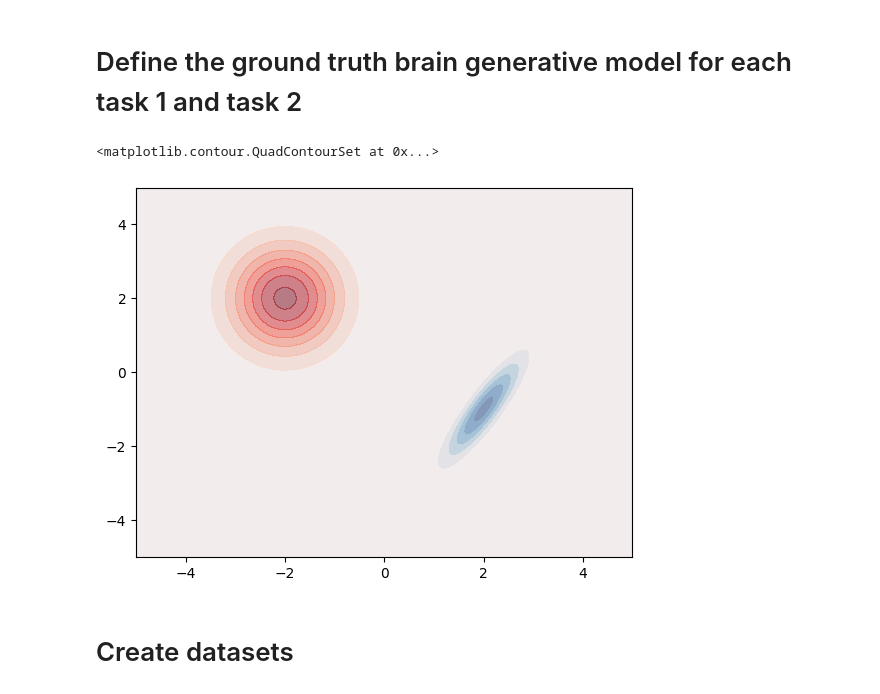
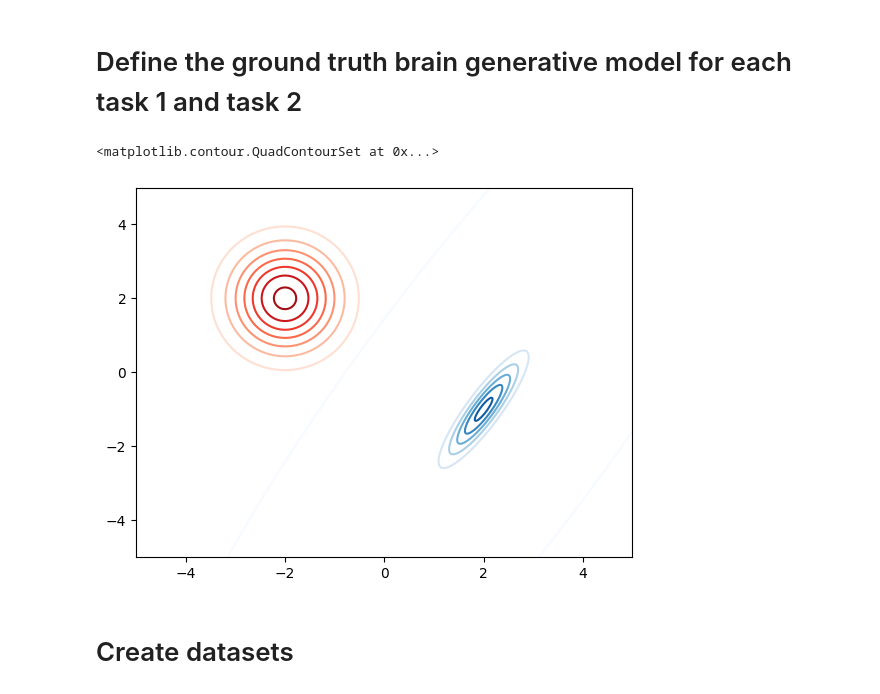
Before and after one commit to suhasshrinivasan/task-transfer, a Jupyter notebook: experiments/task_transfer_simulations/gaussian_demo.ipynb, the cells around one changed output. Saved outputs shown, nothing was run; the diff lists cells and outputs as text; code cells hidden in the pictures.

```diff
--- a/experiments/task_transfer_simulations/gaussian_demo.ipynb
+++ b/experiments/task_transfer_simulations/gaussian_demo.ipynb
@@ -44,16 +44,16 @@ t2_prior = G.TrainableDistributionAdapter(
 # %%
 x, y = np.mgrid[-5:5:.01, -5:5:.01]
 pos = np.dstack((x, y))
 
 t1_pdf = t1_prior(torch.tensor(pos)).exp()
 t2_pdf = t2_prior(torch.tensor(pos)).exp()
 
 fig, ax = plt.subplots(dpi=100)
-ax.contourf(x, y, t1_pdf, cmap="Blues")
-ax.contourf(x, y, t2_pdf, cmap="Reds", alpha=0.5)
+ax.contour(x, y, t1_pdf, cmap="Blues")
+ax.contour(x, y, t2_pdf, cmap="Reds", label="t2")
 # %% [output]
 <matplotlib.contour.QuadContourSet at 0x...>
-[figure, old version]
+[figure, new version]
 # %%
 likelihood_fn = torch.nn.Linear(n_neurons, n_image_dims)
 likelihood_fn.weight.data = torch.rand(n_image_dims, n_neurons)
```
Also changed, not shown: parts of 18 cells of this notebook.
